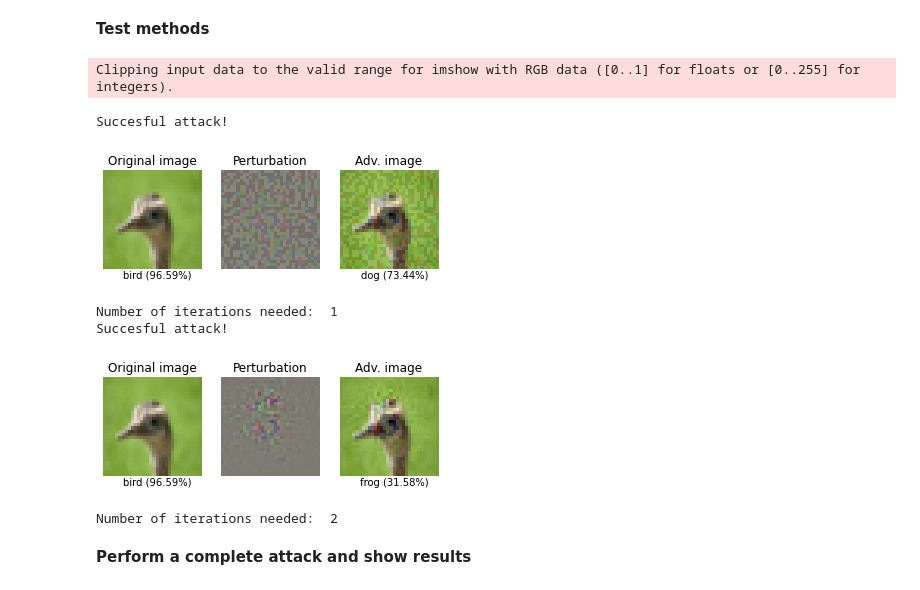
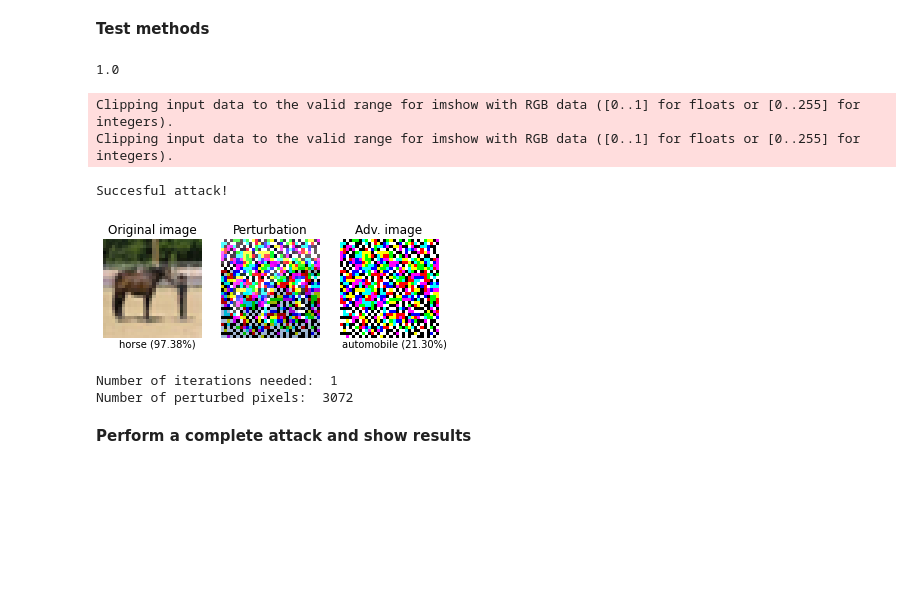
Before and after one commit to pabloac31/TFG, a Jupyter notebook: cifar10_experiments.ipynb, the cells around one changed output. Cells and saved outputs as stored; diff of their text form; code cells hidden in the pictures; blank space fills up the shorter version.

```diff
--- a/cifar10_experiments.ipynb
+++ b/cifar10_experiments.ipynb
@@ -69,22 +66,21 @@ Accuracy on CIFAR10 test set:  0.9299
 **Set method parameters**
 # %%
 params_fgsm = {'epsilon': 0.01, 'clip': True}
-params_deepfool1 = {'num_classes': 10, 'overshoot': 0.01, 'max_iter': 50, 'p': np.inf, 'clip': True}
-params_deepfool2 = {'num_classes': 10, 'overshoot': 0.01, 'max_iter': 50, 'p': 2, 'clip': True}
+params_deepfool = {'num_classes': 10, 'overshoot': 0.01, 'max_iter': 50, 'p': 2, 'clip': True}
+params_sparsefool = {'delta': 255, 'lambda_': 3.0, 'max_iter': 50, 'epsilon': 0.02}
 # %% [markdown]
 **Test methods**
 # %%
 image, label = next(iter(adv_loader))
-test_method(resnet, device, image, label, method='deepfool', params=params_deepfool1)
-test_method(resnet, device, image, label, method='deepfool', params=params_deepfool2)
+test_method(mobnet, device, image, label, method='sparsefool', params=params_sparsefool)
 # %% [output]
-Clipping input data to the valid range for imshow with RGB data ([0..1] for floats or [0..255] for integers).
+1.0
-Succesful attack!
+Clipping input data to the valid range for imshow with RGB data ([0..1] for floats or [0..255] for integers).
+Clipping input data to the valid range for imshow with RGB data ([0..1] for floats or [0..255] for integers).
+Succesful attack!
-[figure, old version]
+[figure, new version]
-Number of iterations needed:  1
-Succesful attack!
-[figure, removed]
-Number of iterations needed:  2
+Number of iterations needed:  1
+Number of perturbed pixels:  3072
 # %% [markdown]
 **Perform a complete attack and show results**
 # %%
```
Also changed, not shown: parts of 10 cells of this notebook.
